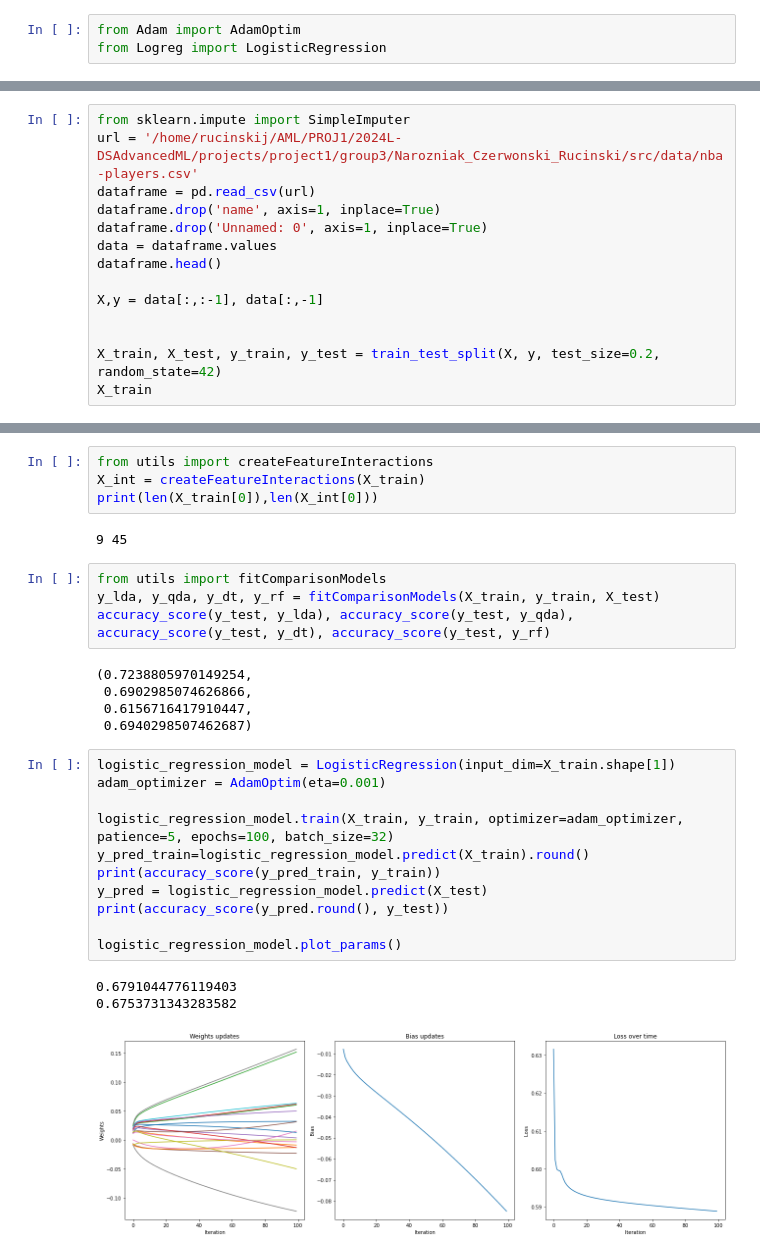
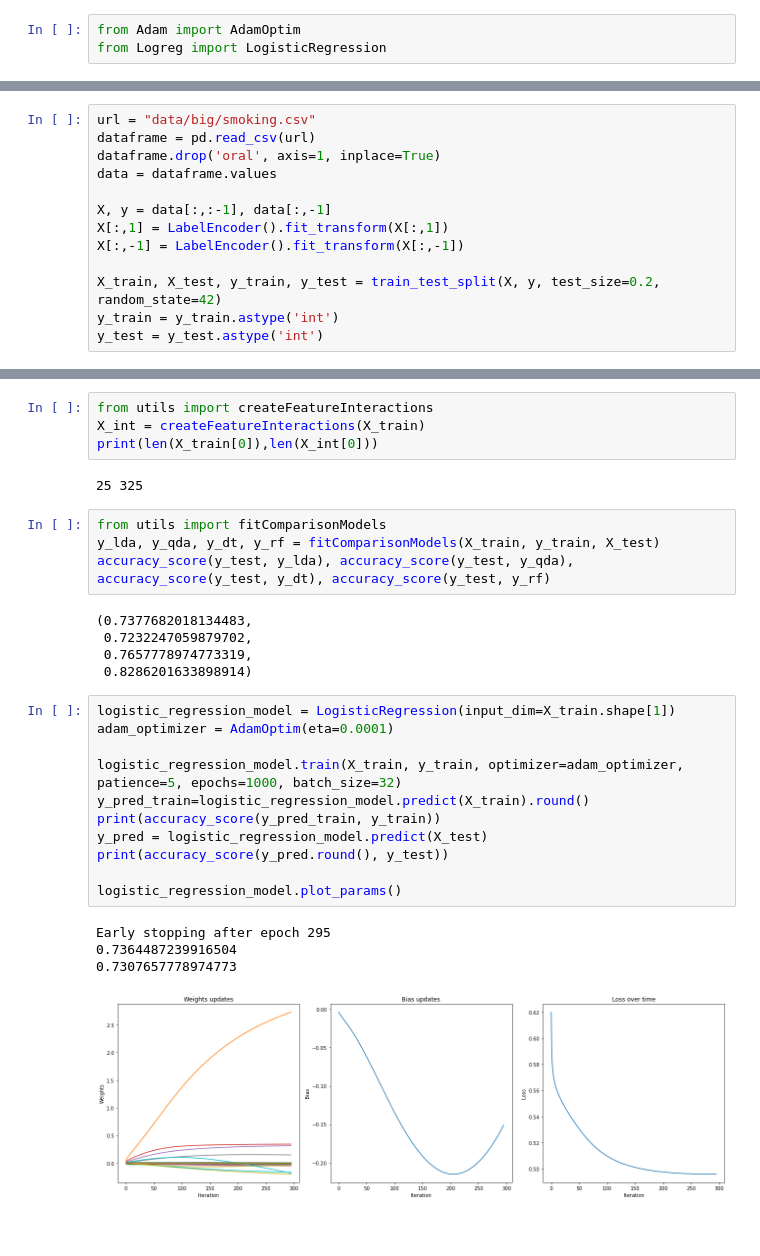
Before and after one commit to kozaka93/2024L-DSAdvancedML, a Jupyter notebook: projects/project1/group3/Narozniak_Czerwonski_Rucinski/src/adam_example.ipynb, the cells around one changed output, grey strips where cells are left out. Saved outputs shown, nothing was run; the diff lists cells and outputs as text; blank space fills up the shorter version.

Commit message:
add data

```diff
--- a/projects/project1/group3/Narozniak_Czerwonski_Rucinski/src/adam_example.ipynb
+++ b/projects/project1/group3/Narozniak_Czerwonski_Rucinski/src/adam_example.ipynb
@@ -69,14 +59,13 @@ array([[-1.0226372, 1.3525982, 2.1665268, ..., -0.37416488, 1.7987777,
 # %%
-from sklearn.impute import SimpleImputer
-url = '/home/rucinskij/AML/PROJ1/2024L-DSAdvancedML/projects/project1/group3/Narozniak_Czerwonski_Rucinski/src/data/nba-players.csv'
+url = "data/big/smoking.csv"
 dataframe = pd.read_csv(url)
-dataframe.drop('name', axis=1, inplace=True)
-dataframe.drop('Unnamed: 0', axis=1, inplace=True)
+dataframe.drop('oral', axis=1, inplace=True)
 data = dataframe.values
-dataframe.head()
 
-X,y = data[:,:-1], data[:,-1]
-
+X, y = data[:,:-1], data[:,-1]
+X[:,1] = LabelEncoder().fit_transform(X[:,1])
+X[:,-1] = LabelEncoder().fit_transform(X[:,-1])
 
 X_train, X_test, y_train, y_test = train_test_split(X, y, test_size=0.2, random_state=42)
-X_train
+y_train = y_train.astype('int')
+y_test = y_test.astype('int')
@@ -93,28 +74,29 @@ from utils import createFeatureInteractions
 X_int = createFeatureInteractions(X_train)
 print(len(X_train[0]),len(X_int[0]))
 # %% [output]
-9 45
+25 325
 # %%
 from utils import fitComparisonModels
 y_lda, y_qda, y_dt, y_rf = fitComparisonModels(X_train, y_train, X_test)
 accuracy_score(y_test, y_lda), accuracy_score(y_test, y_qda), accuracy_score(y_test, y_dt), accuracy_score(y_test, y_rf)
 # %% [output]
-(0.7238805970149254,
- 0.6902985074626866,
- 0.6156716417910447,
- 0.6940298507462687)
+(0.7377682018134483,
+ 0.7232247059879702,
+ 0.7657778974773319,
+ 0.8286201633898914)
 # %%
 logistic_regression_model = LogisticRegression(input_dim=X_train.shape[1])
-adam_optimizer = AdamOptim(eta=0.001)
+adam_optimizer = AdamOptim(eta=0.0001)
 
-logistic_regression_model.train(X_train, y_train, optimizer=adam_optimizer, patience=5, epochs=100, batch_size=32)
+logistic_regression_model.train(X_train, y_train, optimizer=adam_optimizer, patience=5, epochs=1000, batch_size=32)
 y_pred_train=logistic_regression_model.predict(X_train).round()
 print(accuracy_score(y_pred_train, y_train))
 y_pred = logistic_regression_model.predict(X_test)
 print(accuracy_score(y_pred.round(), y_test))
 
 logistic_regression_model.plot_params()
 # %% [output]
-0.6791044776119403
-0.6753731343283582
+Early stopping after epoch 295
+0.7364487239916504
+0.7307657778974773
-[figure, old version]
+[figure, new version]
```
Also changed, not shown: parts of 3 cells of this notebook, 8 other files.
